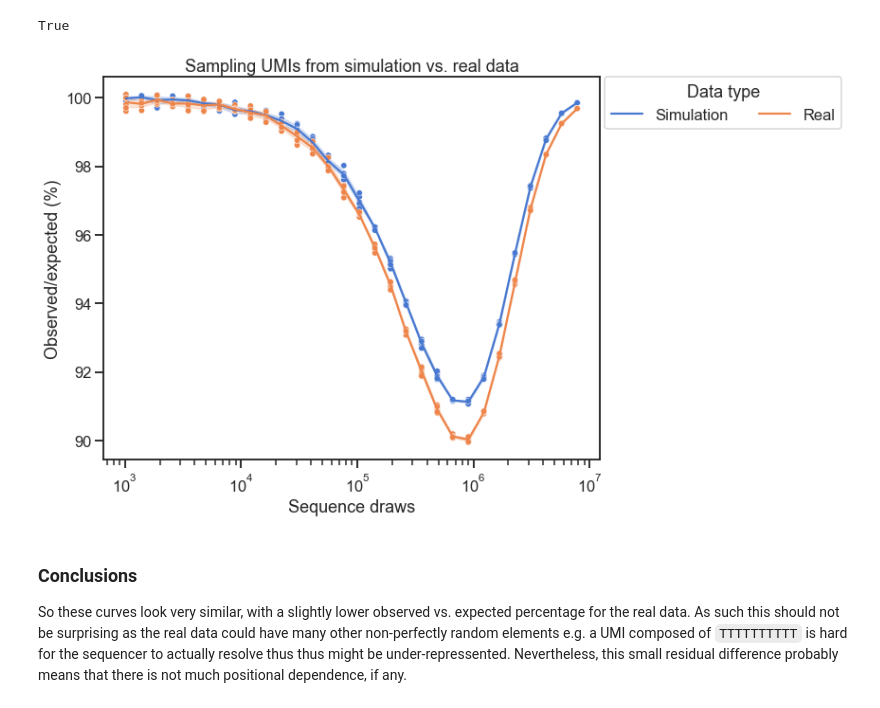
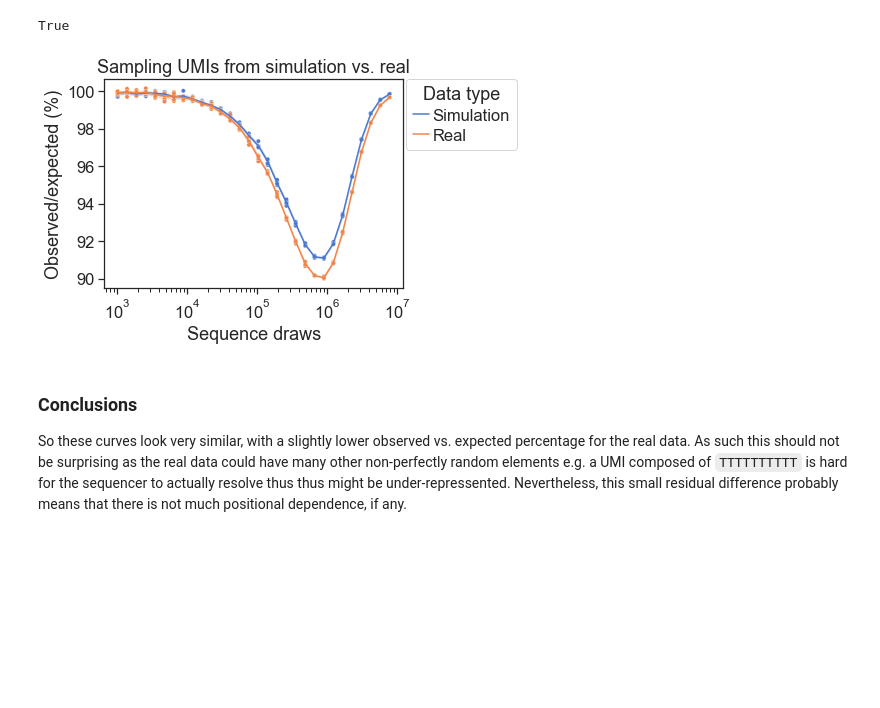
Before and after one commit to krdav/tRNA-charge-seq, a Jupyter notebook: utils/code-of-limited-use/UMI_count_analysis.ipynb, the cells around one changed output. Cells and saved outputs as stored; diff of their text form; code cells hidden in the pictures; blank space fills up the shorter version.

Commit message:
pub plot

```diff
--- a/utils/code-of-limited-use/UMI_count_analysis.ipynb
+++ b/utils/code-of-limited-use/UMI_count_analysis.ipynb
@@ -539,25 +539,32 @@ True
 res_df_sim['Type'] = 'Simulation'
 res_df_real['Type'] = 'Real'
 res_df_sim_real = pd.concat((res_df_sim, res_df_real))
+# %%
+sns.set_theme(style="ticks", palette="muted")
+sns.set_context("notebook", font_scale=1.5)
 # %%
 out_fnam = 'UMI_analysis_plots/UMI_count_analysis_obs-vs-exp_UMI-data.pdf'
 
-fig, ax = plt.subplots(1, 1, figsize=(12, 7))
+fig, ax = plt.subplots(1, 1, figsize=(7.1, 4.5))
 
 g1 = sns.lineplot(ax=ax, data=res_df_sim_real, x='Draws', y='Obs/Exp', hue='Type', errorbar=('ci', 95), legend='full');
 g2 = sns.scatterplot(ax=ax, data=res_df_sim_real, x='Draws', y='Obs/Exp', hue='Type', legend=False, size=1);
 g1.set_xscale('log')
 g1.set_ylabel('Observed/expected (%)')
 g1.set_xlabel('Sequence draws')
-g1.set_title('Sampling UMIs from simulation vs. real data')
+g1.set_title('Sampling UMIs from simulation vs. real')
 
-handles, labels = ax.get_legend_handles_labels()
-ax.legend(handles, labels, title='Data type', bbox_to_anchor=(1.01,1), borderaxespad=0, ncol=2);
+#handles, labels = ax.get_legend_handles_labels()
+#ax.legend(handles, labels, title='Data type', bbox_to_anchor=(1.01,1), borderaxespad=0, ncol=1);
+sns.move_legend(g1, "upper left", bbox_to_anchor=(1.01, 1), frameon=True, ncol=1, \
+                alignment='center', labelspacing=0.3, handletextpad=0.2, borderaxespad=0, \
+                handlelength=1, title='Data type')
+
 
 fig.tight_layout()
 fig.savefig(out_fnam, bbox_inches='tight')
 # %% [output]
-[figure, old version]
+[figure, new version]
 # %% [markdown]
 ### Conclusions
 
```
Also changed, not shown: parts of 1 cell of this notebook, 1 other file.
